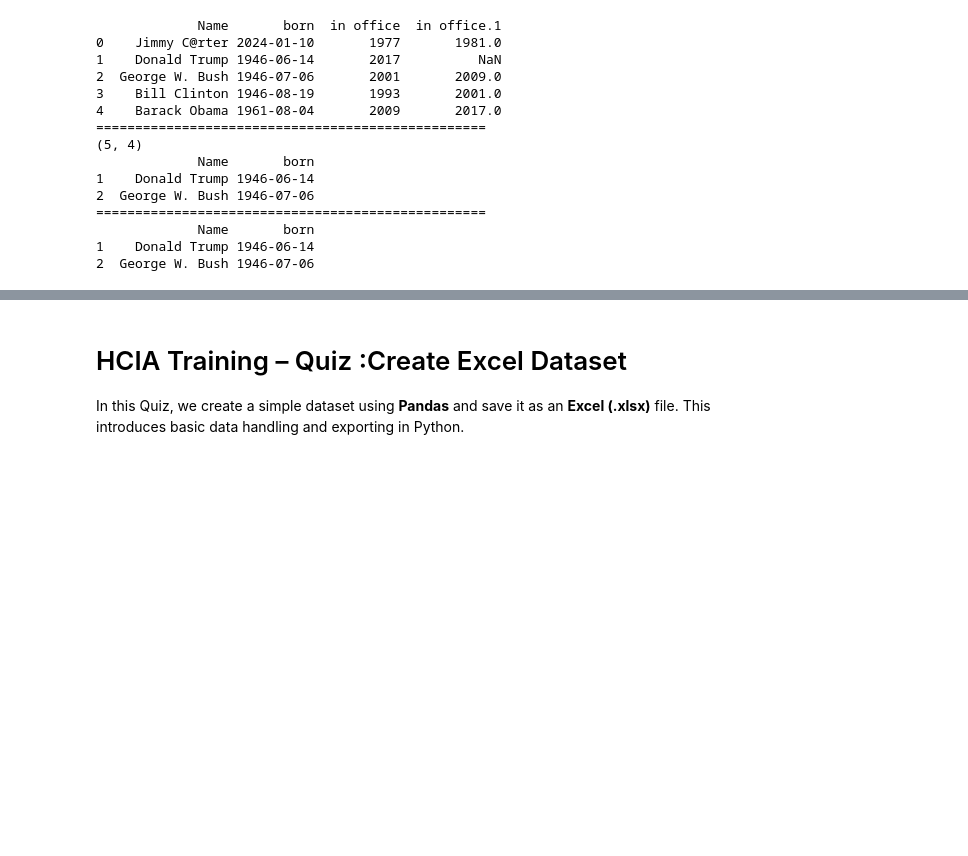
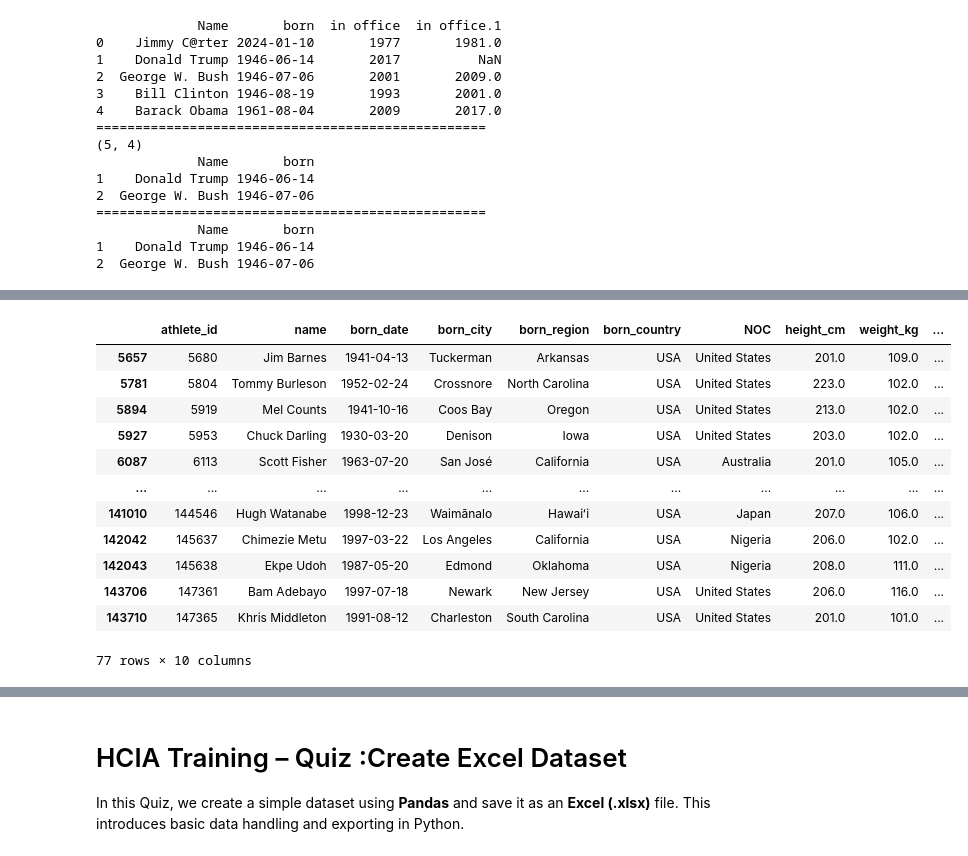
Before and after one commit to adamelhabian/AI_Engineering_journey, a Jupyter notebook: MachineLearningFoundation/PythonLibrariesForML.ipynb, the cells around one changed output, grey strips where cells are left out. Cells and saved outputs as stored; diff of their text form; code cells hidden in the pictures; blank space fills up the shorter version.

```diff
--- a/MachineLearningFoundation/PythonLibrariesForML.ipynb
+++ b/MachineLearningFoundation/PythonLibrariesForML.ipynb
@@ -3085,0 +4333,16 @@ print(df2.iloc[1:4,:3])
+# %%
+display(bios.loc[(bios['height_cm']>200) & (bios['weight_kg']>100)&(bios['born_country']=='USA')])
+# %% [output]
+|  | athlete_id | name | born_date | born_city | born_region | born_country | NOC | height_cm | weight_kg | ... |
+| 5657 | 5680 | Jim Barnes | 1941-04-13 | Tuckerman | Arkansas | USA | United States | 201.0 | 109.0 | ... |
+| 5781 | 5804 | Tommy Burleson | 1952-02-24 | Crossnore | North Carolina | USA | United States | 223.0 | 102.0 | ... |
+| 5894 | 5919 | Mel Counts | 1941-10-16 | Coos Bay | Oregon | USA | United States | 213.0 | 102.0 | ... |
+| 5927 | 5953 | Chuck Darling | 1930-03-20 | Denison | Iowa | USA | United States | 203.0 | 102.0 | ... |
+| 6087 | 6113 | Scott Fisher | 1963-07-20 | San José | California | USA | Australia | 201.0 | 105.0 | ... |
+| ... | ... | ... | ... | ... | ... | ... | ... | ... | ... | ... |
+| 141010 | 144546 | Hugh Watanabe | 1998-12-23 | Waimānalo | Hawaiʻi | USA | Japan | 207.0 | 106.0 | ... |
+| 142042 | 145637 | Chimezie Metu | 1997-03-22 | Los Angeles | California | USA | Nigeria | 206.0 | 102.0 | ... |
+| 142043 | 145638 | Ekpe Udoh | 1987-05-20 | Edmond | Oklahoma | USA | Nigeria | 208.0 | 111.0 | ... |
+| 143706 | 147361 | Bam Adebayo | 1997-07-18 | Newark | New Jersey | USA | United States | 206.0 | 116.0 | ... |
+| 143710 | 147365 | Khris Middleton | 1991-08-12 | Charleston | South Carolina | USA | United States | 201.0 | 101.0 | ... |
+77 rows × 10 columns
```
Also changed, not shown: parts of 124 cells of this notebook, 6 other files.
